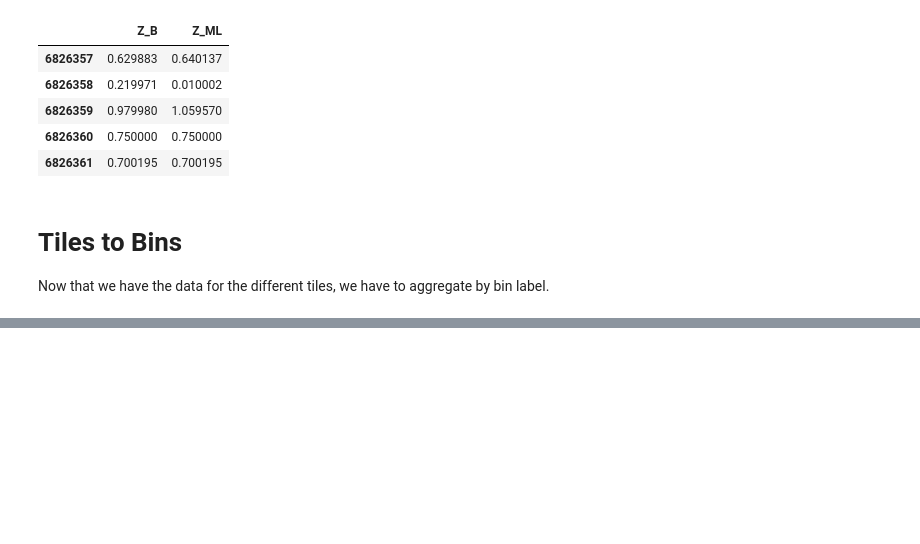
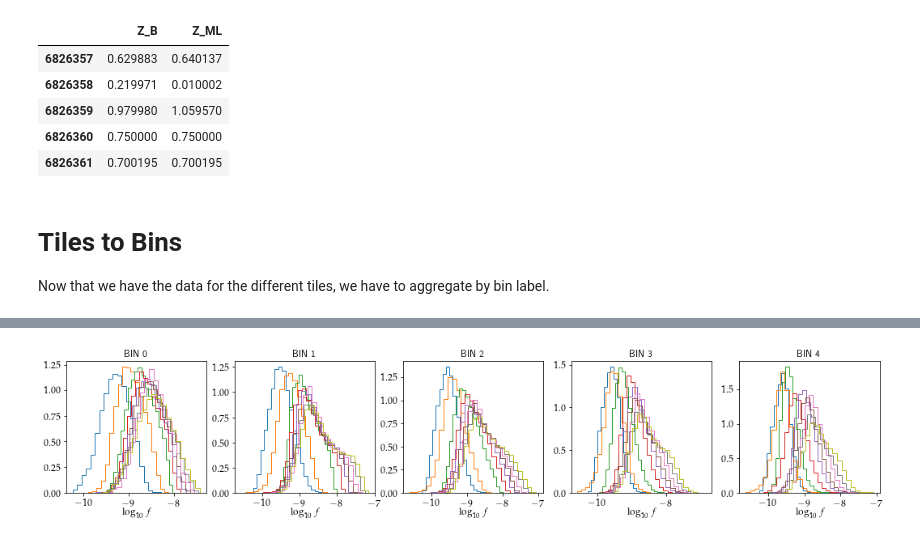
Before and after one commit to Harry45/BHM-nz, a Jupyter notebook: bhm/test-functions.ipynb, the cells around one changed output, grey strips where cells are left out. Drawn from its saved outputs; the diff is of its cells as text; code cells hidden in the pictures; blank space fills up the shorter version.

```diff
--- a/bhm/test-functions.ipynb
+++ b/bhm/test-functions.ipynb
@@ -253,0 +306,4 @@ info_bin_0['mag']
+# %%
+plot_quantities(config, all_bins_data, 'flux', xlabel = r'$f$', uselog=True)
+# %% [output]
+[figure, added]
```
Also changed, not shown: parts of 23 cells of this notebook, 7 other files.
